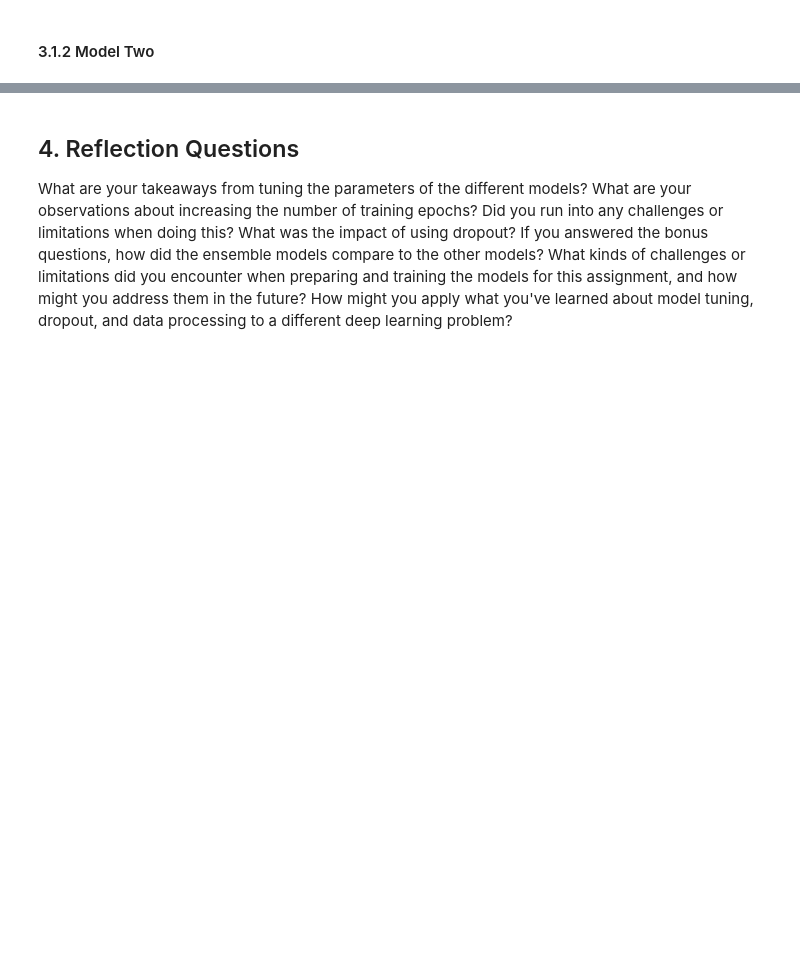
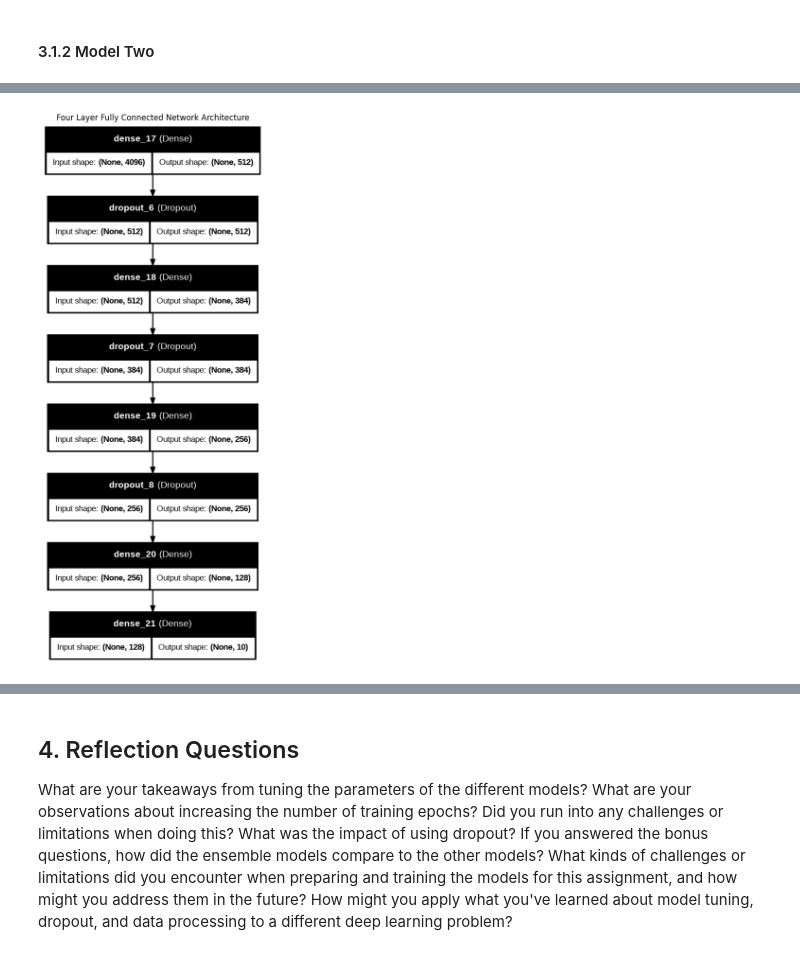
Before and after one commit to junyi2022/musa-650-remote-sensing, a Jupyter notebook: assignments/HW4/HW4.ipynb, the cells around one changed output, grey strips where cells are left out. Drawn from its saved outputs; the diff is of its cells as text; code cells hidden in the pictures; blank space fills up the shorter version.

```diff
--- a/assignments/HW4/HW4.ipynb
+++ b/assignments/HW4/HW4.ipynb
@@ -849,0 +917,26 @@ How did adding multispectral channels impact your model’s performance? Explain
+# %%
+# Build Model (4 hidden layers + dropout)
+model3 = keras.Sequential([
+    layers.Input(shape=(4096,)),                  # Input layer (flattened 64x64)
+    layers.Dense(512, activation='relu'),         # Hidden layer 1 (512 neurons)
+    layers.Dropout(0.3),                          # Dropout after 1st hidden layer
+    layers.Dense(384, activation='relu'),         # Hidden layer 2 (384 neurons)
+    layers.Dropout(0.2),
+    layers.Dense(256, activation='relu'),         # Hidden layer 3 (256 neurons)
+    layers.Dropout(0.1),                          # Reduced dropout rate
+    layers.Dense(128, activation='relu'),         # Hidden layer 4 (128 neurons)
+    layers.Dense(10, activation='softmax')        # Output layer (10 classes)
+])
+
+# Compile and Train
+model3.compile(
+    optimizer='adam',
+    loss='categorical_crossentropy',
+    metrics=['accuracy']
+)
+
+history = model3.fit(
+    x_train_gray_nor, y_train,
+    batch_size=64,
+    epochs=15,
+    validation_data=(x_test_gray_nor, y_test))
@@ -849,0 +996,21 @@ How did adding multispectral channels impact your model’s performance? Explain
+# %%
+# Visualize the architecture with better formatting
+plot_model(
+    model3,
+    to_file='four_layer_fc.png',
+    show_shapes=True,
+    show_layer_names=True,
+    dpi=96,
+    layer_range=None,
+    expand_nested=False
+)
+
+# Display the image in notebook
+img = plt.imread('four_layer_fc.png')
+plt.figure(figsize=(6, 32))
+plt.imshow(img)
+plt.axis('off')
+plt.title('Four Layer Fully Connected Network Architecture')
+plt.show()
+# %% [output]
+[figure, added]
```
Also changed, not shown: parts of 43 cells of this notebook.
